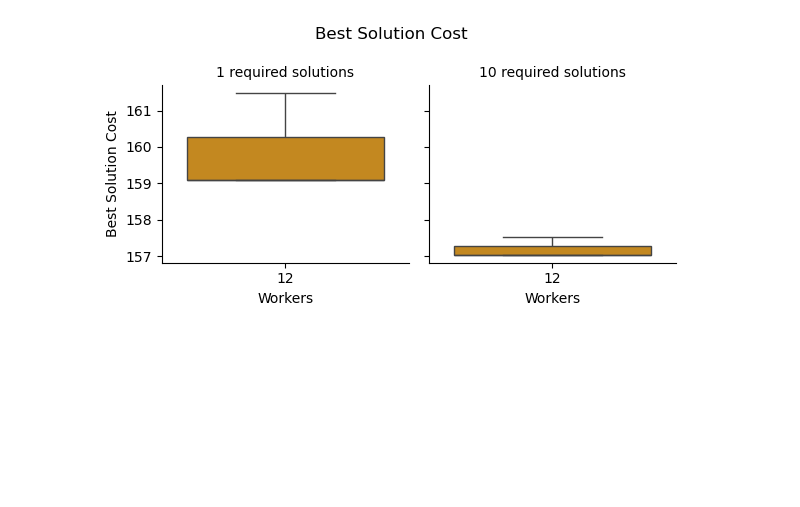
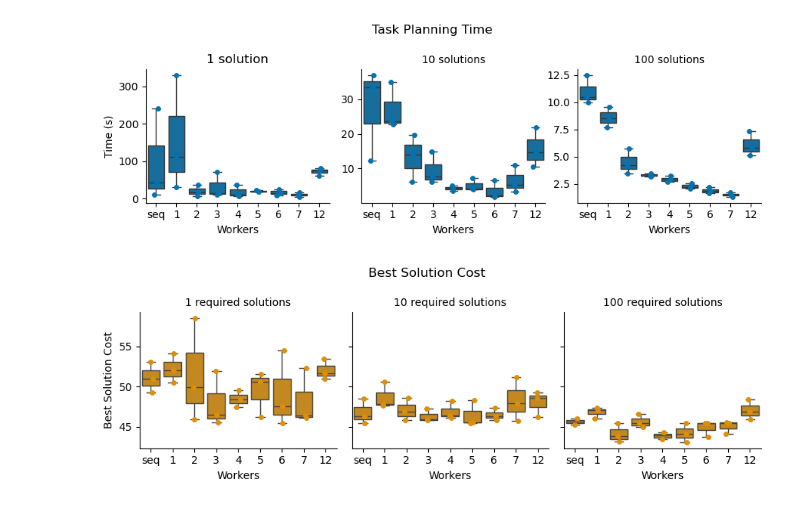
Before and after one commit to TAMS-Group/mtc_pour, a Jupyter notebook: benchmark/playground.ipynb, the cells around one changed output. Cells and saved outputs as stored; diff of their text form; code cells hidden in the pictures; blank space fills up the shorter version.

```diff
--- a/benchmark/playground.ipynb
+++ b/benchmark/playground.ipynb
@@ -87,7 +73,26 @@ plt.show()
+# %%
+#sns.FacetGrid(D, col='req_solutions', sharey=False).map(sns.violinplot, 'workers', 'time(s)', density_norm='width', inner='points').set_axis_labels('Workers', 'Time (s)')
+(
+sns.FacetGrid(D, col='required solutions', sharey=False)
+.map(sns.stripplot, 'workers', 'time(s)-per-solution', color=palette[0], order=D['workers'].cat.categories)
+.map(sns.boxplot, 'workers', 'time(s)-per-solution', showfliers=False, color=palette[0], order=D['workers'].cat.categories)
+.set_axis_labels('Workers', 'Time (s)')
+.set_titles('{col_name} solutions')
+)
+plt.suptitle('Task Planning Time')
+
+# set title of first on to "1 solution" (no s)
+plt.gcf().axes[0].set_title('1 solution')
+
+plt.tight_layout()
+plt.show()
+# %% [output]
+[figure, added]
 # %%
 (
-sns.FacetGrid(D, col='req_solutions', sharey=True)
-.map(sns.boxplot, 'workers', 'best cost', showfliers=False, order=worker_order, color=palette[1])
+sns.FacetGrid(D, col='required solutions', sharey=True)
+.map(sns.stripplot, 'workers', 'best cost', color=palette[1], order= D['workers'].cat.categories)
+.map(sns.boxplot, 'workers', 'best cost', showfliers=False, color=palette[1], order= D['workers'].cat.categories)
 .set_axis_labels('Workers', 'Best Solution Cost')
 .set_titles('{col_name} required solutions')
 )
@@ -97,4 +102,4 @@ plt.tight_layout()
 #sns.FacetGrid(D, col='req_solutions', sharey=False).map(sns.violinplot, 'workers', 'best cost', density_norm='width', inner='points').set_axis_labels('Workers', 'Best cost')
 plt.show()
 # %% [output]
-[figure, old version]
+[figure, new version]
```
Also changed, not shown: parts of 4 cells of this notebook.
